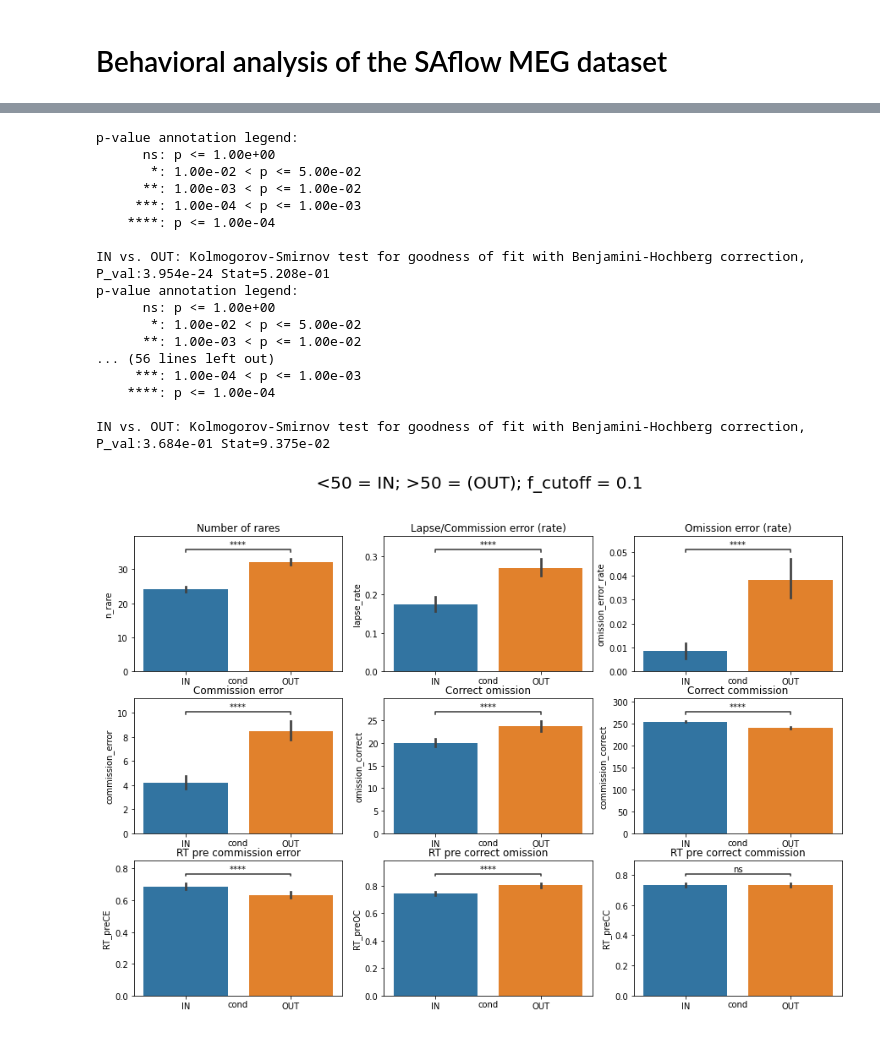
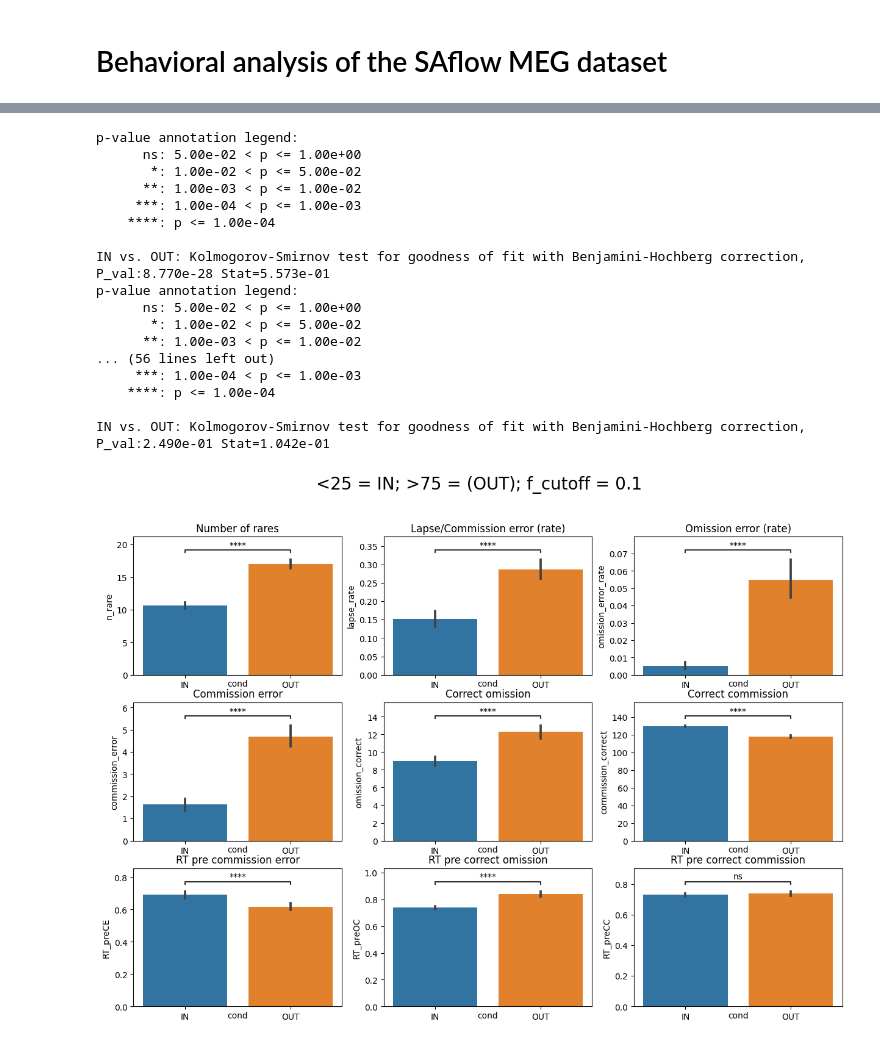
Before and after one commit to hyruuk/cc_saflow, a Jupyter notebook: notebooks/behavior_analysis.ipynb, the cells around one changed output, grey strips where cells are left out. Drawn from its saved outputs; the diff is of its cells as text; code cells hidden in the pictures.

```diff
--- a/notebooks/behavior_analysis.ipynb
+++ b/notebooks/behavior_analysis.ipynb
@@ -279,3 +378,10 @@ for subject in SUBJ_LIST:
     fig_name = f'sub-{subject}_VTC_plots.jpg'
     fig.savefig(op.join(IMG_DIR, fig_name))
     plt.close()
+# %%
+plot_df = get_behavior_dict(files_list, SUBJ_LIST)
+#subj_avg_df = plot_df.dropna().groupby(['subject','cond']).mean().reset_index()
+#plot_df_RTpre = subj_avg_df[['RT_preCE', 'RT_preOC', 'RT_preCC', 'cond']].melt(id_vars='cond')
+# Replace variable names
+#plot_df_RTpre = plot_df_RTpre.replace({'RT_preCE':'Pre-lapse', 'RT_preOC':'Pre-CO', 'RT_preCC':'Pre-baseline'})
+#sns.barplot(x="variable", y="value", hue='cond', data=plot_df_RTpre)#, ax=ax)
@@ -282,4 +392,5 @@ for subject in SUBJ_LIST:
 # %%
+import ptitprince as pt
 # Performance figures
 def performance_plots(
     files_list, SUBJ_LIST, BLOCS_LIST, inout_bounds, filt_cutoff, stats="ks2samp"
@@ -325,38 +436,38 @@ def performance_plots(
     for idx, ax in enumerate(axes.flat):
         variable = variables[idx]
         ax = sns.barplot(x="cond", y=variable, data=plot_df, ax=ax)
+        #ax = pt.RainCloud(x="cond", y=variable, data=plot_df, ax=ax, orient='v')
         ax.set_title(f"{variables_names[idx]}")
         ax.xaxis.set_label_coords(0.5, -0.035)
         annot = Annotator(ax, pairs, data=plot_df, x="cond", y=variable)
         annot.configure(
             test=custom_test, comparisons_correction="fdr_bh", text_format="star"
         ).apply_test().annotate()
 
     fig.savefig(f"../reports/figures/behav_barplots_{inout_bounds}_{filt_cutoff}.png")
     return fig
 
 
-
-inout_bounds = [50,50]
+inout_bounds = [25,75]
 filt_cutoff = 0.1
 
 performance_plots(files_list, SUBJ_LIST, [2,3,4,5,6,7], inout_bounds, filt_cutoff, stats='ks2samp');
 # %% [output]
 p-value annotation legend:
-      ns: p <= 1.00e+00
+      ns: 5.00e-02 < p <= 1.00e+00
        *: 1.00e-02 < p <= 5.00e-02
       **: 1.00e-03 < p <= 1.00e-02
      ***: 1.00e-04 < p <= 1.00e-03
     ****: p <= 1.00e-04
 
-IN vs. OUT: Kolmogorov-Smirnov test for goodness of fit with Benjamini-Hochberg correction, P_val:3.954e-24 Stat=5.208e-01
+IN vs. OUT: Kolmogorov-Smirnov test for goodness of fit with Benjamini-Hochberg correction, P_val:8.770e-28 Stat=5.573e-01
 p-value annotation legend:
-      ns: p <= 1.00e+00
+      ns: 5.00e-02 < p <= 1.00e+00
        *: 1.00e-02 < p <= 5.00e-02
       **: 1.00e-03 < p <= 1.00e-02
 ... (56 lines left out)
      ***: 1.00e-04 < p <= 1.00e-03
     ****: p <= 1.00e-04
 
-IN vs. OUT: Kolmogorov-Smirnov test for goodness of fit with Benjamini-Hochberg correction, P_val:3.684e-01 Stat=9.375e-02
+IN vs. OUT: Kolmogorov-Smirnov test for goodness of fit with Benjamini-Hochberg correction, P_val:2.490e-01 Stat=1.042e-01
-[figure, old version]
+[figure, new version]
```
Also changed, not shown: parts of 8 cells of this notebook.
